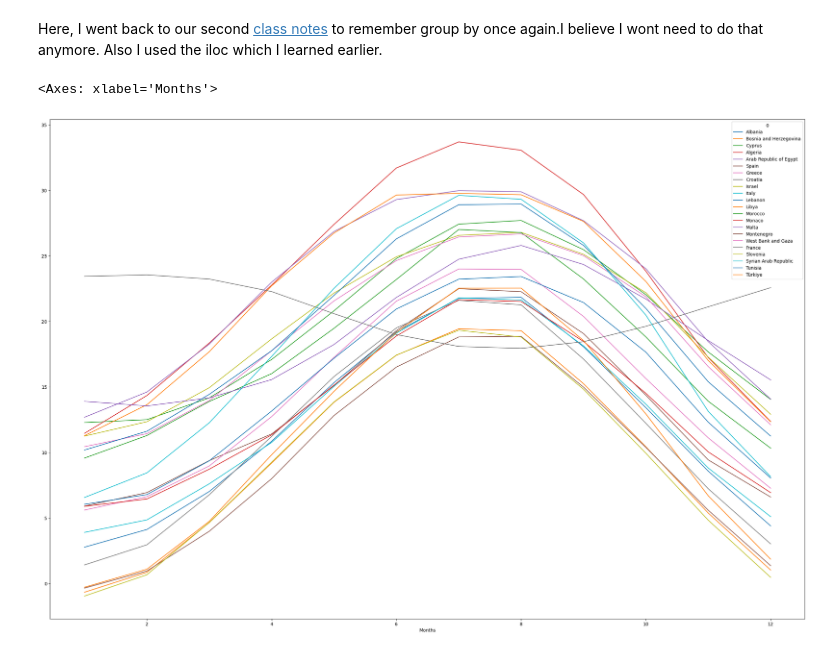
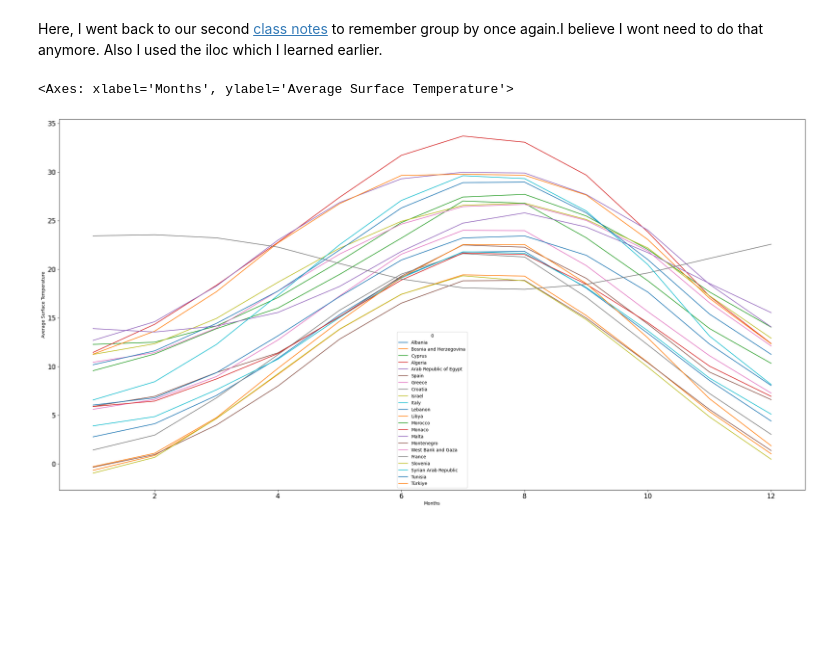
Before and after one commit to etumkaya/381E_data_science, a Jupyter notebook: HW1.ipynb, the cells around one changed output. Drawn from its saved outputs; the diff is of its cells as text; code cells hidden in the pictures; blank space fills up the shorter version.

```diff
--- a/HW1.ipynb
+++ b/HW1.ipynb
@@ -320,9 +320,8 @@ Here, I went back to our second [class notes](https://github.com/kaygun/2023-Fal
 # %%
 MAST=group_by_month(Seperated_Surface)
 MAPR=group_by_month(Seperated_Precipitation)
 
-
-MAST.plot(figsize=(30,20))
+MAST.plot(figsize=(30,15),ylabel="Average Surface Temperature",fontsize=15)
 # %% [output]
-<Axes: xlabel='Months'>
+<Axes: xlabel='Months', ylabel='Average Surface Temperature'>
-[figure, old version]
+[figure, new version]
```
Also changed, not shown: parts of 35 cells of this notebook.
